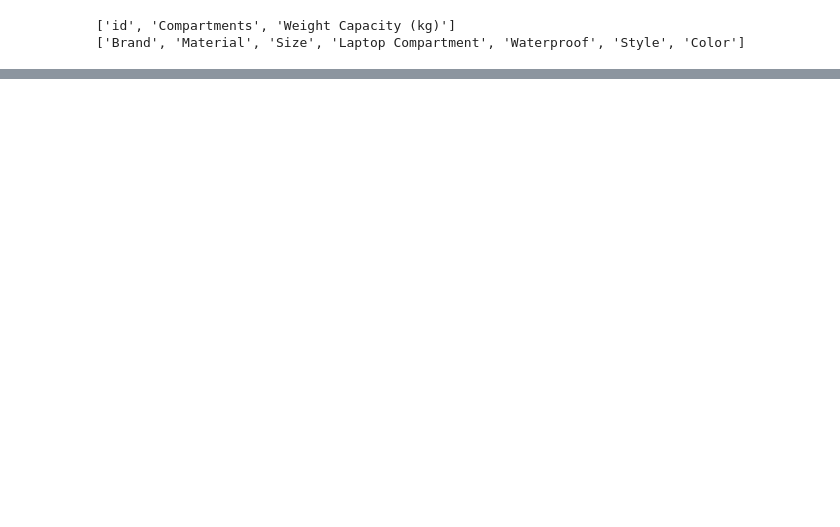
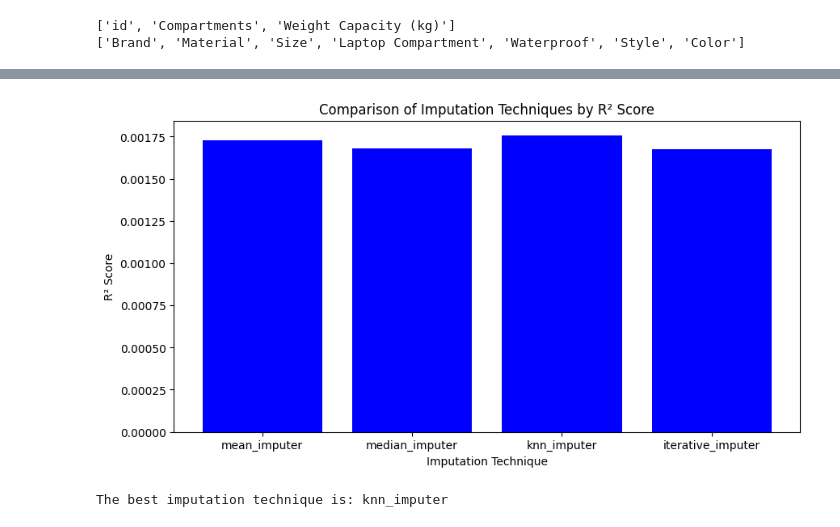
Before and after one commit to jeyavigneshr/Kaggle, a Jupyter notebook: bag_prices.ipynb, the cells around one changed output, grey strips where cells are left out. Saved outputs shown, nothing was run; the diff lists cells and outputs as text; code cells hidden in the pictures; blank space fills up the shorter version.

```diff
--- a/bag_prices.ipynb
+++ b/bag_prices.ipynb
@@ -269,4 +166,4 @@ print(categorical_columns)
 ['Brand', 'Material', 'Size', 'Laptop Compartment', 'Waterproof', 'Style', 'Color']
 # %%
 # Split Data (Before Applying Transformations)
-x_train, x_test, y_train, y_test = train_test_split(df, target, test_size=0.10, random_state=42)
+X_train, X_test, y_train, y_test = train_test_split(df, target, test_size=0.2, random_state=42)
@@ -272,0 +259,22 @@ x_train, x_test, y_train, y_test = train_test_split(df, target, test_size=0.10,
+# %%
+# Compare imputation techniques
+results = {}
+for imputer_name, imputer in imputers.items():
+    print(f"Applying {imputer_name}...")
+
+    # Apply imputation
+    X_train_imputed, X_test_imputed = apply_imputation(X_train, X_test, numeric_columns, categorical_columns, imputer)
+
+    # Train the model
+    best_model_pipeline.fit(X_train_imputed, y_train)
+
+    # Evaluate the model
+    y_pred = best_model_pipeline.best_estimator_.predict(X_test_imputed)
+
+    r2 = r2_score(y_test, y_pred)
+    mae = mean_absolute_error(y_test, y_pred)
+    mse = mean_squared_error(y_test, y_pred)
+    rmse = np.sqrt(mse)
+
+    # Store the results
+    results[imputer_name] = {'R²': r2, 'MAE': mae, 'RMSE': rmse}
@@ -272,0 +286,7 @@ x_train, x_test, y_train, y_test = train_test_split(df, target, test_size=0.10,
+# %%
+# Print the results
+for imputer_name, result in results.items():
+    print(f"\n{imputer_name}:")
+    print(f"R² = {result['R²']}")
+    print(f"MAE = {result['MAE']}")
+    print(f"RMSE = {result['RMSE']}")
@@ -272,0 +313,15 @@ x_train, x_test, y_train, y_test = train_test_split(df, target, test_size=0.10,
+# %%
+# Visualize the results
+plt.figure(figsize=(10, 5))
+plt.bar(results.keys(), [result['R²'] for result in results.values()], color='blue')
+plt.xlabel('Imputation Technique')
+plt.ylabel('R² Score')
+plt.title('Comparison of Imputation Techniques by R² Score')
+plt.show()
+
+# Choose the best imputation technique based on the results
+best_imputer = max(results, key=lambda x: results[x]['R²'])
+print(f"\nThe best imputation technique is: {best_imputer}")
+# %% [output]
+[figure, added]
+The best imputation technique is: knn_imputer
```
Also changed, not shown: parts of 20 cells of this notebook.
